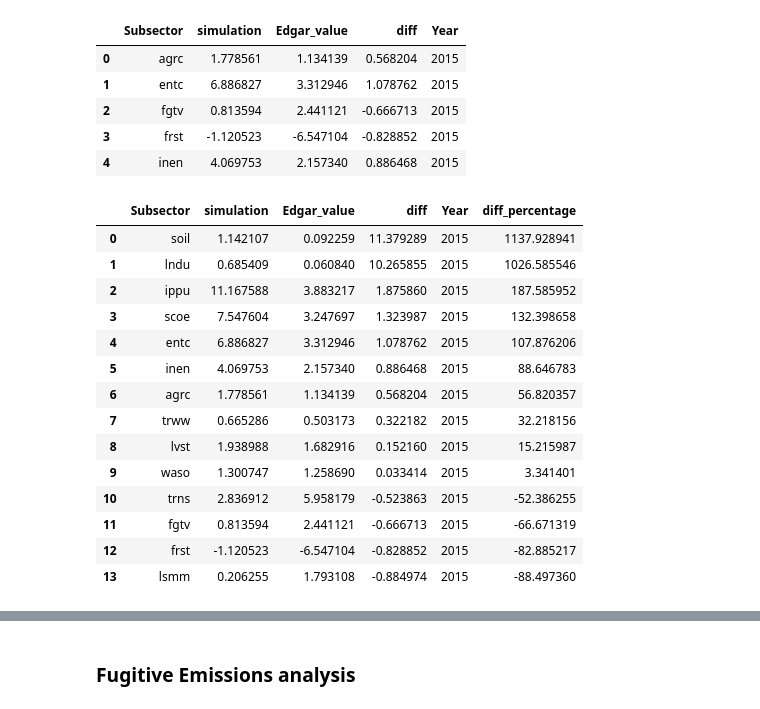
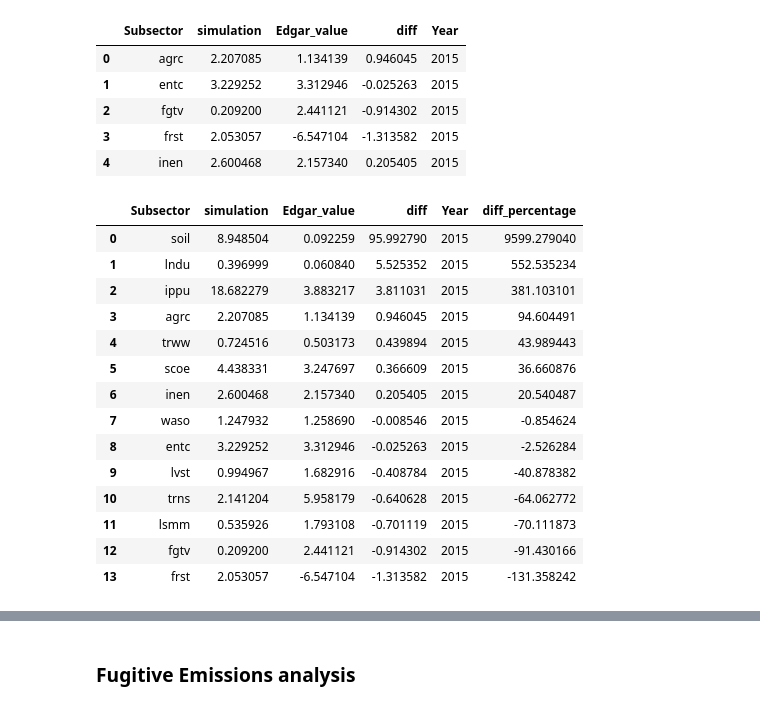
Before and after one commit to JuanRobledo12/croatia_data_calibration, a Jupyter notebook: data_analysis.ipynb, the cells around one changed output, grey strips where cells are left out. Cells and saved outputs as stored; diff of their text form; code cells hidden in the pictures.

Commit message:
added new class to create reports

```diff
--- a/data_analysis.ipynb
+++ b/data_analysis.ipynb
@@ -2,15 +2,15 @@
 import pandas as pd
 import os
 # %%
-df_sectoral_diff = pd.read_csv('reports/sector_diff_report.csv')
+df_sectoral_diff = pd.read_csv('reports/sector_diff_report_v2.csv')
 df_sectoral_diff.head()
 # %% [output]
 |  | Subsector | simulation | Edgar_value | diff | Year |
-| 0 | agrc | 1.778561 | 1.134139 | 0.568204 | 2015 |
-| 1 | entc | 6.886827 | 3.312946 | 1.078762 | 2015 |
-| 2 | fgtv | 0.813594 | 2.441121 | -0.666713 | 2015 |
-| 3 | frst | -1.120523 | -6.547104 | -0.828852 | 2015 |
-| 4 | inen | 4.069753 | 2.157340 | 0.886468 | 2015 |
+| 0 | agrc | 2.207085 | 1.134139 | 0.946045 | 2015 |
+| 1 | entc | 3.229252 | 3.312946 | -0.025263 | 2015 |
+| 2 | fgtv | 0.209200 | 2.441121 | -0.914302 | 2015 |
+| 3 | frst | 2.053057 | -6.547104 | -1.313582 | 2015 |
+| 4 | inen | 2.600468 | 2.157340 | 0.205405 | 2015 |
 # %%
 df_sectoral_diff['diff_percentage'] = df_sectoral_diff['diff'] * 100
 df_sectoral_diff.sort_values(by='diff_percentage', ascending=False, inplace=True)
@@ -18,17 +18,17 @@ df_sectoral_diff.reset_index(drop=True, inplace=True)
 df_sectoral_diff
 # %% [output]
 |  | Subsector | simulation | Edgar_value | diff | Year | diff_percentage |
-| 0 | soil | 1.142107 | 0.092259 | 11.379289 | 2015 | 1137.928941 |
-| 1 | lndu | 0.685409 | 0.060840 | 10.265855 | 2015 | 1026.585546 |
-| 2 | ippu | 11.167588 | 3.883217 | 1.875860 | 2015 | 187.585952 |
-| 3 | scoe | 7.547604 | 3.247697 | 1.323987 | 2015 | 132.398658 |
-| 4 | entc | 6.886827 | 3.312946 | 1.078762 | 2015 | 107.876206 |
-| 5 | inen | 4.069753 | 2.157340 | 0.886468 | 2015 | 88.646783 |
-| 6 | agrc | 1.778561 | 1.134139 | 0.568204 | 2015 | 56.820357 |
-| 7 | trww | 0.665286 | 0.503173 | 0.322182 | 2015 | 32.218156 |
-| 8 | lvst | 1.938988 | 1.682916 | 0.152160 | 2015 | 15.215987 |
-| 9 | waso | 1.300747 | 1.258690 | 0.033414 | 2015 | 3.341401 |
-| 10 | trns | 2.836912 | 5.958179 | -0.523863 | 2015 | -52.386255 |
-| 11 | fgtv | 0.813594 | 2.441121 | -0.666713 | 2015 | -66.671319 |
-| 12 | frst | -1.120523 | -6.547104 | -0.828852 | 2015 | -82.885217 |
-| 13 | lsmm | 0.206255 | 1.793108 | -0.884974 | 2015 | -88.497360 |
+| 0 | soil | 8.948504 | 0.092259 | 95.992790 | 2015 | 9599.279040 |
+| 1 | lndu | 0.396999 | 0.060840 | 5.525352 | 2015 | 552.535234 |
+| 2 | ippu | 18.682279 | 3.883217 | 3.811031 | 2015 | 381.103101 |
+| 3 | agrc | 2.207085 | 1.134139 | 0.946045 | 2015 | 94.604491 |
+| 4 | trww | 0.724516 | 0.503173 | 0.439894 | 2015 | 43.989443 |
+| 5 | scoe | 4.438331 | 3.247697 | 0.366609 | 2015 | 36.660876 |
+| 6 | inen | 2.600468 | 2.157340 | 0.205405 | 2015 | 20.540487 |
+| 7 | waso | 1.247932 | 1.258690 | -0.008546 | 2015 | -0.854624 |
+| 8 | entc | 3.229252 | 3.312946 | -0.025263 | 2015 | -2.526284 |
+| 9 | lvst | 0.994967 | 1.682916 | -0.408784 | 2015 | -40.878382 |
+| 10 | trns | 2.141204 | 5.958179 | -0.640628 | 2015 | -64.062772 |
+| 11 | lsmm | 0.535926 | 1.793108 | -0.701119 | 2015 | -70.111873 |
+| 12 | fgtv | 0.209200 | 2.441121 | -0.914302 | 2015 | -91.430166 |
+| 13 | frst | 2.053057 | -6.547104 | -1.313582 | 2015 | -131.358242 |
```
Also changed, not shown: parts of 4 cells of this notebook, 6 other files.
